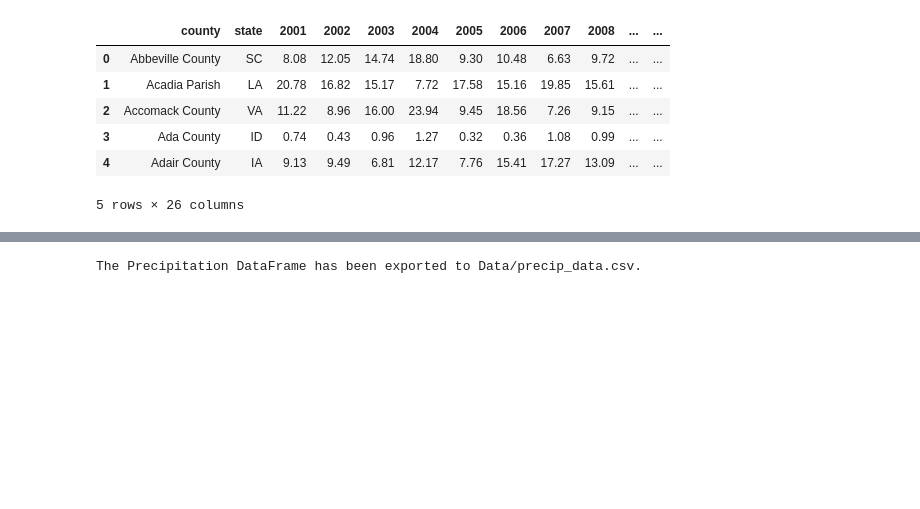
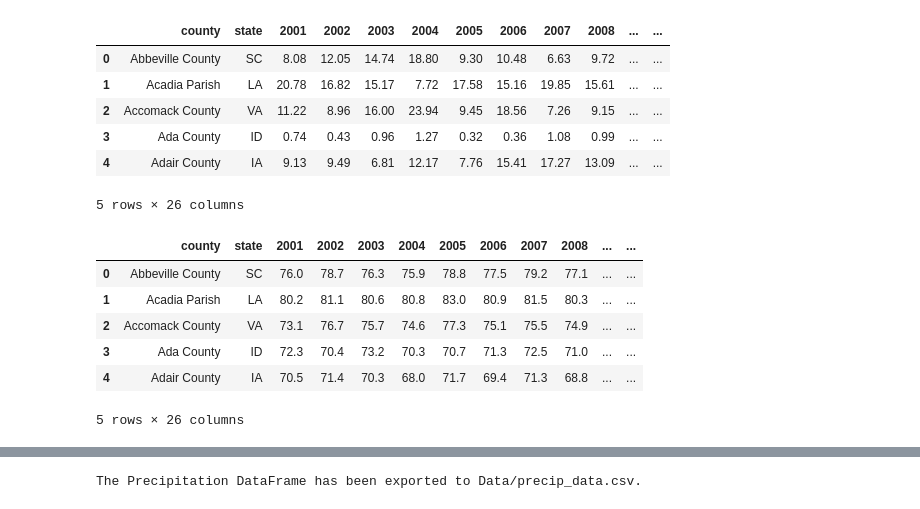
Before and after one commit to Evdawg/Project_3_Mosquito-borne_Diseases, a Jupyter notebook: Resources/dropping_column_1.ipynb, the cells around one changed output, grey strips where cells are left out. Drawn from its saved outputs; the diff is of its cells as text; code cells hidden in the pictures; blank space fills up the shorter version.

Commit message:
dropping_column_1.pynb updates

```diff
--- a/Resources/dropping_column_1.ipynb
+++ b/Resources/dropping_column_1.ipynb
@@ -47,3 +37,13 @@ precip_data_.head()
 | 3 | Ada County | ID | 0.74 | 0.43 | 0.96 | 1.27 | 0.32 | 0.36 | 1.08 | 0.99 | ... | ... |
 | 4 | Adair County | IA | 9.13 | 9.49 | 6.81 | 12.17 | 7.76 | 15.41 | 17.27 | 13.09 | ... | ... |
 5 rows × 26 columns
+# %%
+temp_data_.head()
+# %% [output]
+|  | county | state | 2001 | 2002 | 2003 | 2004 | 2005 | 2006 | 2007 | 2008 | ... | ... |
+| 0 | Abbeville County | SC | 76.0 | 78.7 | 76.3 | 75.9 | 78.8 | 77.5 | 79.2 | 77.1 | ... | ... |
+| 1 | Acadia Parish | LA | 80.2 | 81.1 | 80.6 | 80.8 | 83.0 | 80.9 | 81.5 | 80.3 | ... | ... |
+| 2 | Accomack County | VA | 73.1 | 76.7 | 75.7 | 74.6 | 77.3 | 75.1 | 75.5 | 74.9 | ... | ... |
+| 3 | Ada County | ID | 72.3 | 70.4 | 73.2 | 70.3 | 70.7 | 71.3 | 72.5 | 71.0 | ... | ... |
+| 4 | Adair County | IA | 70.5 | 71.4 | 70.3 | 68.0 | 71.7 | 69.4 | 71.3 | 68.8 | ... | ... |
+5 rows × 26 columns
```
Also changed, not shown: parts of 7 cells of this notebook, 4 other files.
